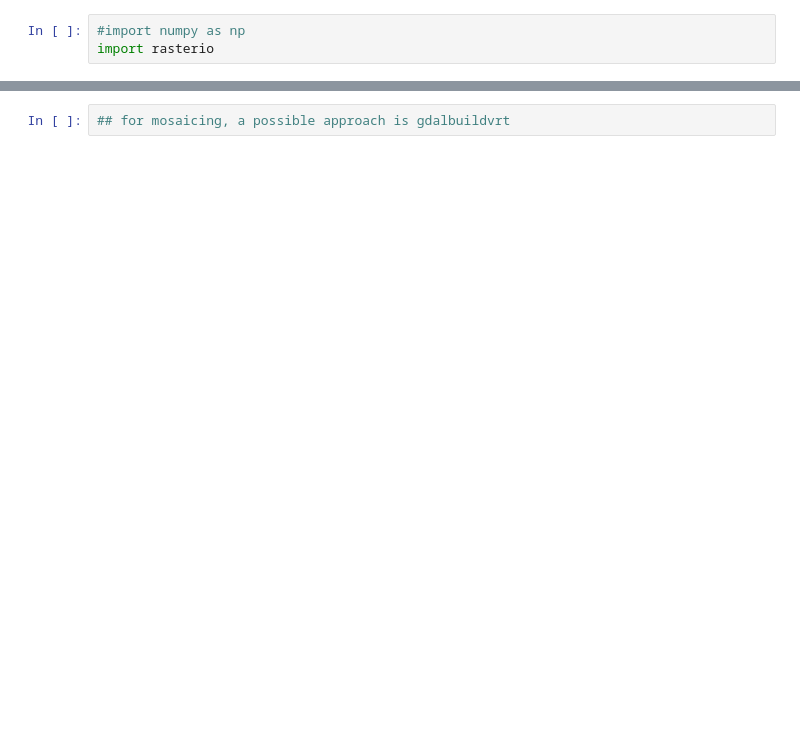
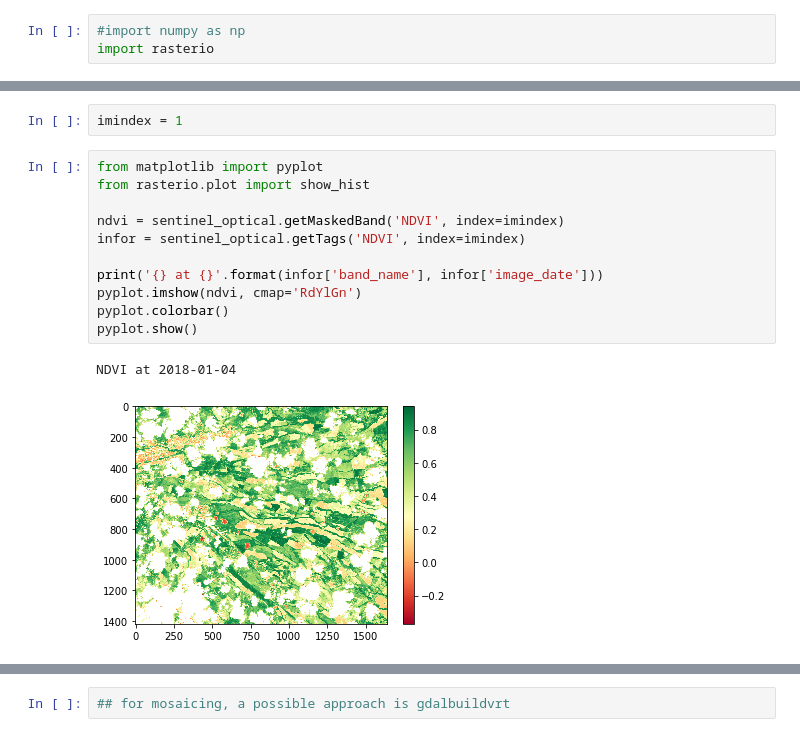
Before and after one commit to alexsalr/ciat_monitor_crops, a Jupyter notebook: Load&Analysis_test.ipynb, the cells around one changed output, grey strips where cells are left out. Drawn from its saved outputs; the diff is of its cells as text; blank space fills up the shorter version.

```diff
--- a/Load&Analysis_test.ipynb
+++ b/Load&Analysis_test.ipynb
@@ -222,0 +285,16 @@ B3 = sentinel_optical.getBand('B3', index=0)
+# %%
+imindex = 1
+# %%
+from matplotlib import pyplot
+from rasterio.plot import show_hist
+
+ndvi = sentinel_optical.getMaskedBand('NDVI', index=imindex)
+infor = sentinel_optical.getTags('NDVI', index=imindex)
+
+print('{} at {}'.format(infor['band_name'], infor['image_date']))
+pyplot.imshow(ndvi, cmap='RdYlGn')
+pyplot.colorbar()
+pyplot.show()
+# %% [output]
+NDVI at 2018-01-04
+[figure, added]
```
Also changed, not shown: parts of 22 cells of this notebook.
